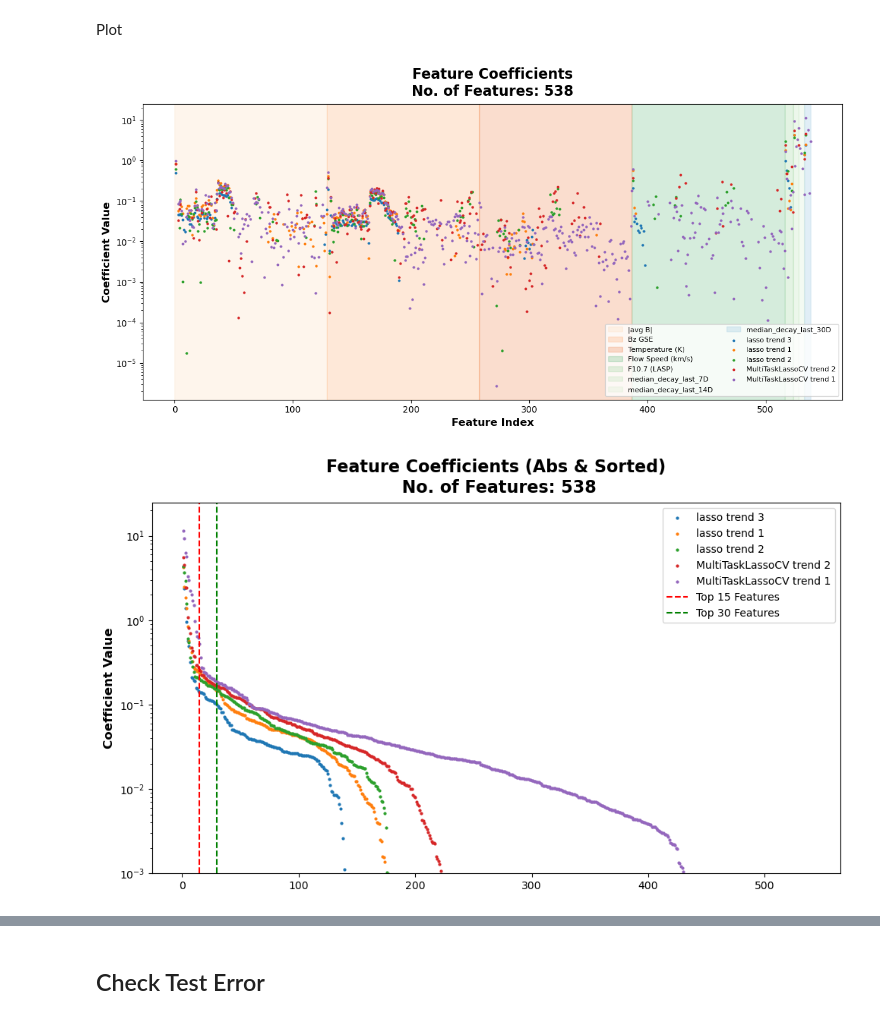
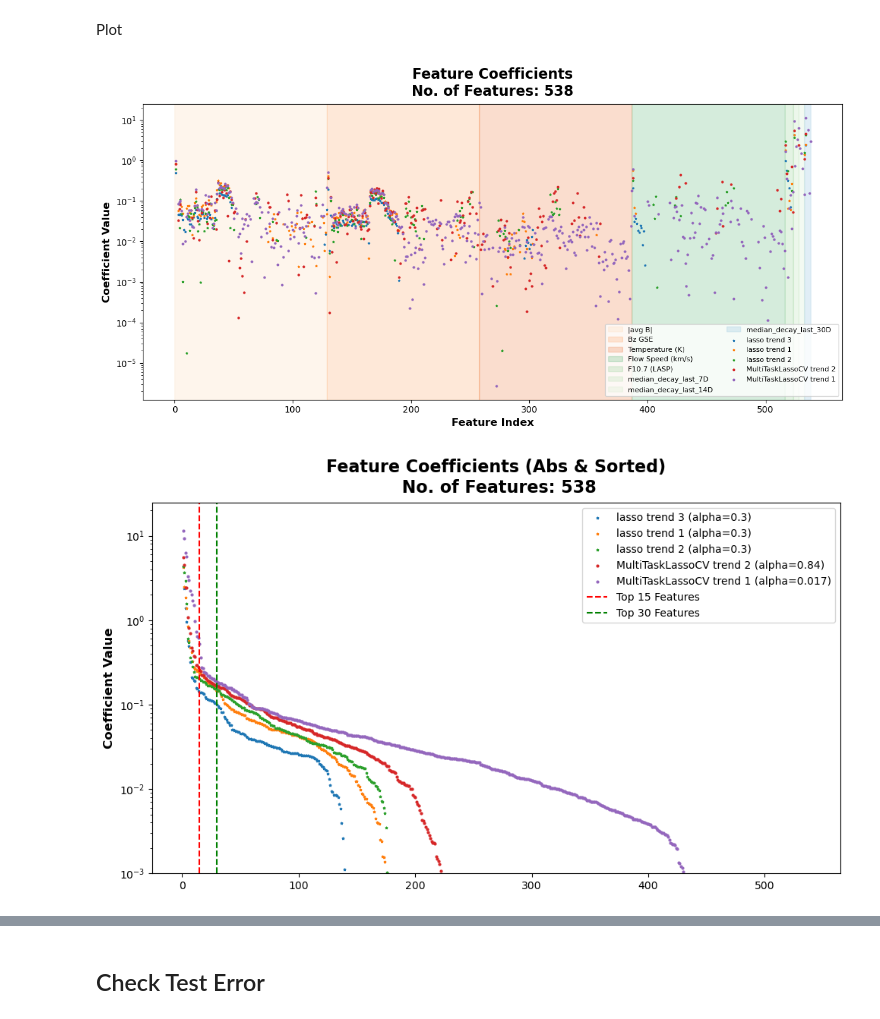
Before and after one commit to David-Student-Bern/MT, a Jupyter notebook: Analysis/modeling/compare_models.ipynb, the cells around one changed output, grey strips where cells are left out. Drawn from its saved outputs; the diff is of its cells as text; code cells hidden in the pictures.

```diff
--- a/Analysis/modeling/compare_models.ipynb
+++ b/Analysis/modeling/compare_models.ipynb
@@ -177,6 +176,7 @@ for model_type, targets in models.items():
 # reset index to have feature as a column (optional)
 coef_df = coef_df.reset_index().rename(columns={"index": "feature"})
 unique_models = []
+alphas = []
 
 # create new dataframe with sorted names
 sorted_coef_df = coef_df.copy()
@@ -187,6 +187,16 @@ for model_type, targets in models.items():
             # skip models without coefficients
             if not hasattr(model, "coef_"):
                 continue
+
+            if hasattr(model, "alpha_"):
+                alpha = model.alpha_
+                alphas.append(alpha)
+            elif hasattr(model, "alpha"):
+                alpha = model.alpha
+                alphas.append(alpha)
+            else:
+                alpha = None
+                alphas.append(alpha)
 
             col_name = f"coeff_{model_type}_{target}_{number}"
             unique_models.append(f"{model_type}_{target}_{number}")
@@ -209,6 +219,13 @@ coef_df[["feature", "lag"]] = (
 coef_df['lag_time'] = coef_df['lag'].astype(int) * stepsize
 # %% [markdown]
 Plot
+# %%
+def parse_model_name(model_name: str):
+    """
+    Parse model name of the form: model_type_target_No
+    """
+    model_type, target, No = model_name.rsplit("_", 2)
+    return model_type, target, int(No)
 # %%
 lag_config_trend = {
     "|avg B|": 129,
@@ -241,64 +258,73 @@ for i, (feature, (start, end)) in enumerate(group_positions.items()):
     ax.axvspan(start, end, color=colors[i % len(colors)], alpha=0.2, label=feature)
 
 # plot coefficients
-for model_type, targets in models.items():
-    for target, model_nums in targets.items():
-        for number, model in model_nums.items():
+for model in unique_models:
+    label_name = model.replace('_', ' ')
+    col_name = f"coeff_{model}"
 
-            if not hasattr(model, "coef_"):
-                continue
+    model_type, target, number = parse_model_name(model)
+    # change marker shape based on model type
+    if model_type == 'MultiTaskLassoCV':
+        marker = 'o'
+    elif model_type == 'lasso':
+        marker = '*'
+    else:
+        marker = '^'
 
-            col_name = f"coeff_{model_type}_{target}_{number}"
-            label_name = f"{model_type} {target} {number}"
-
-            ax.scatter(
-                range(1, len(coef_df)+1),
-                abs(coef_df[col_name]),
-                s=4,
-                label=label_name
-            )
+    ax.scatter(
+        range(1, len(coef_df)+1),
+        abs(coef_df[col_name]),
+        s=4,
+        marker=marker,
+        label=label_name
+    )
 
 ax.set_ylabel("Coefficient Value")
 ax.set_xlabel("Feature Index")
 ax.set_title(f"Feature Coefficients\nNo. of Features: {len(coef_df)}")
 ax.set_yscale("log")
 
 # handle legend
 handles, labels = ax.get_legend_handles_labels()
 by_label = dict(zip(labels, handles))
 ax.legend(by_label.values(), by_label.keys(), loc="lower right", fontsize=8, ncol = 2)
 
 plt.tight_layout()
 plt.show()
 
 fig, ax = plt.subplots(figsize=(10, 6))
-for model_type, targets in models.items():
-    for target, model_nums in targets.items():
-        for number, model in model_nums.items():
+for i, model in enumerate(unique_models):
+    label_name = model.replace('_', ' ')
+    col_name = f"coeff_{model}"
+    coefs = abs(coef_df[col_name])
+    alpha = alphas[i]
+    if alpha is not None:
+        label_name += f" (alpha={alpha:.2})"
+    # sort by size
+    coefs_sorted = coefs.sort_values(ascending=False).reset_index(drop=True)
 
-            # skip models without coefficients
-            if not hasattr(model, "coef_"):
-                continue
+    model_type, target, number = parse_model_name(model)
+    # change marker shape based on model type
+    if model_type == 'MultiTaskLassoCV':
+        marker = 'o'
+    elif model_type == 'lasso':
+        marker = '*'
+    else:
+        marker = '^'
 
-            col_name = f"coeff_{model_type}_{target}_{number}"
-            label_name = f"{model_type} {target} {number}"
-            coefs = abs(coef_df[col_name])
-            # sort by size
-            coefs_sorted = coefs.sort_values(ascending=False).reset_index(drop=True)
-
-            ax.scatter(range(1,len(coef_df)+1), coefs_sorted, s = 4, label=label_name)
+    ax.scatter(range(1,len(coef_df)+1), coefs_sorted, s = 4, marker=marker, label=label_name)
 ax.axvline(x=15, color='red', linestyle='--', label='Top 15 Features')
 ax.axvline(x=30, color='green', linestyle='--', label='Top 30 Features')
 ax.set_ylabel('Coefficient Value')
 ax.set_title(f'Feature Coefficients (Abs & Sorted)\n No. of Features: {len(coef_df)}')
 ax.set_yscale('log')
 ax.set_ylim(bottom=1e-3)
 ax.legend(loc='upper right')
 plt.tight_layout()
 plt.show()
 # %% [output]
 [figure]
-[figure, old version]
+[figure, new version]
 # %%
 # unique features
 unique_features = coef_df['feature'].unique()
```
Also changed, not shown: parts of 13 cells of this notebook, 1 other file.
